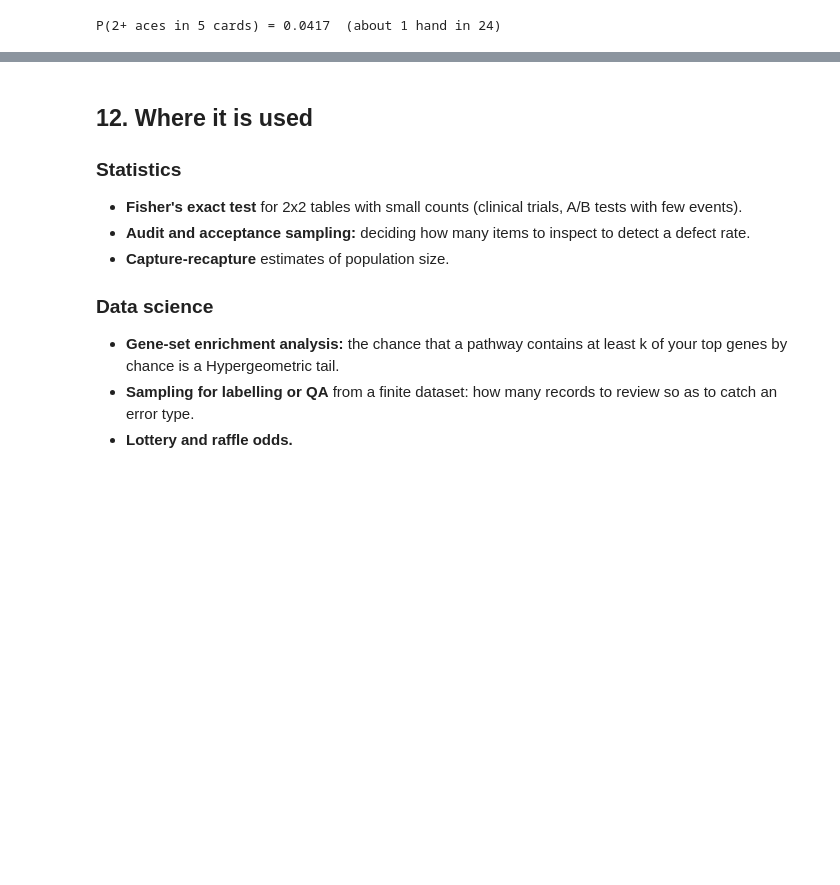
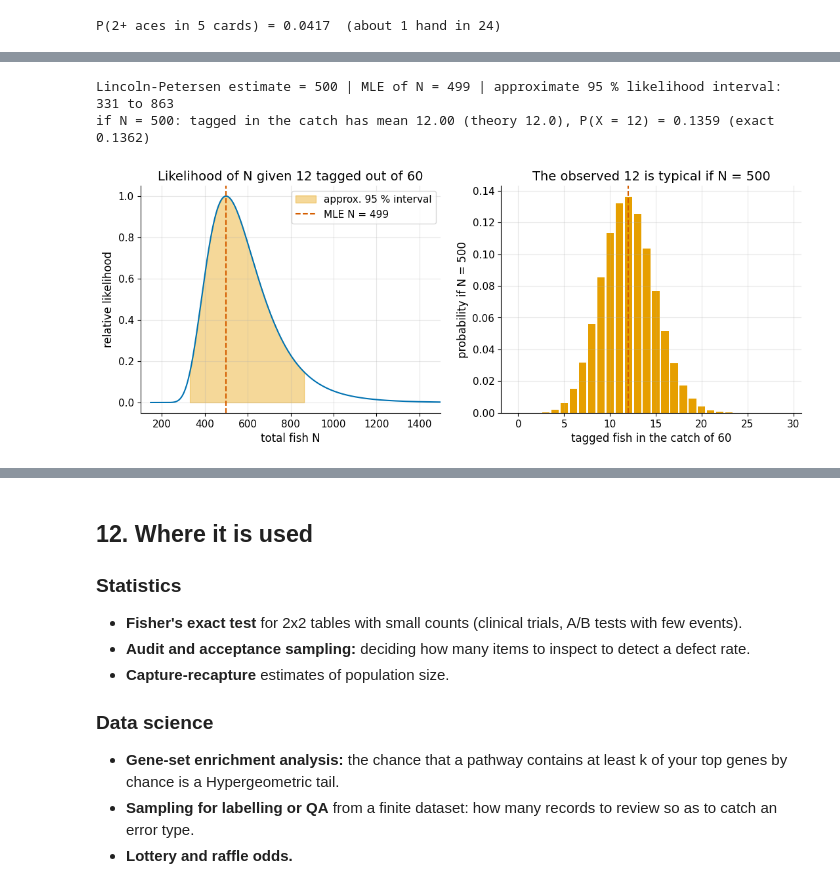
Before and after one commit to AhmedMostafaAttiaaa/distributions-irl, a Jupyter notebook: module_01_discrete/notebooks/01_04_hypergeometric.ipynb, the cells around one changed output, grey strips where cells are left out. Drawn from its saved outputs; the diff is of its cells as text; code cells hidden in the pictures; blank space fills up the shorter version.

```diff
--- a/module_01_discrete/notebooks/01_04_hypergeometric.ipynb
+++ b/module_01_discrete/notebooks/01_04_hypergeometric.ipynb
@@ -391,0 +419,20 @@ P(2+ aces in 5 cards) = 0.0417  (about 1 hand in 24)
+# %%
+tag_a, catch_a, found_a = 100, 60, 12
+n_grid_a = np.arange(100 + 60 - 12, 3000)
+lik_a = stats.hypergeom(n_grid_a, tag_a, catch_a).pmf(found_a)
+n_mle_a = n_grid_a[np.argmax(lik_a)]
+inside_a = n_grid_a[lik_a >= lik_a.max() / 6.8]
+print(f"Lincoln-Petersen estimate = {tag_a * catch_a / found_a:.0f} | MLE of N = {n_mle_a} | approximate 95 % likelihood interval: {inside_a.min()} to {inside_a.max()}")
+assert abs(n_mle_a - 500) <= 1 and 300 < inside_a.min() < 400 and 800 < inside_a.max() < 900
+sim_a = np.random.default_rng(13).hypergeometric(tag_a, 500 - tag_a, catch_a, 400_000)
+print(f"if N = 500: tagged in the catch has mean {sim_a.mean():.2f} (theory {60 * 100 / 500:.1f}), P(X = 12) = {np.mean(sim_a == 12):.4f} (exact {stats.hypergeom(500, 100, 60).pmf(12):.4f})")
+assert abs(sim_a.mean() - 12) < 0.02
+fig, axes = plt.subplots(1, 2, figsize=(13, 4.5))
+axes[0].plot(n_grid_a, lik_a / lik_a.max(), color=MAIN); axes[0].fill_between(n_grid_a, 0, lik_a / lik_a.max(), where=lik_a >= lik_a.max() / 6.8, color=SIM, alpha=0.4, label="approx. 95 % interval")
+axes[0].axvline(n_mle_a, color=HIGHLIGHT, linestyle="--", label=f"MLE N = {n_mle_a}"); axes[0].set_xlim(100, 1500); axes[0].set_xlabel("total fish N"); axes[0].set_ylabel("relative likelihood"); axes[0].set_title("Likelihood of N given 12 tagged out of 60"); axes[0].legend()
+ks_a = np.arange(0, 30); axes[1].bar(ks_a, stats.hypergeom(500, 100, 60).pmf(ks_a), color=SIM); axes[1].axvline(12, color=HIGHLIGHT, linestyle="--"); axes[1].set_xlabel("tagged fish in the catch of 60"); axes[1].set_ylabel("probability if N = 500"); axes[1].set_title("The observed 12 is typical if N = 500")
+plt.show()
+# %% [output]
+Lincoln-Petersen estimate = 500 | MLE of N = 499 | approximate 95 % likelihood interval: 331 to 863
+if N = 500: tagged in the catch has mean 12.00 (theory 12.0), P(X = 12) = 0.1359 (exact 0.1362)
+[figure, added]
```
Also changed, not shown: parts of 11 cells of this notebook.
